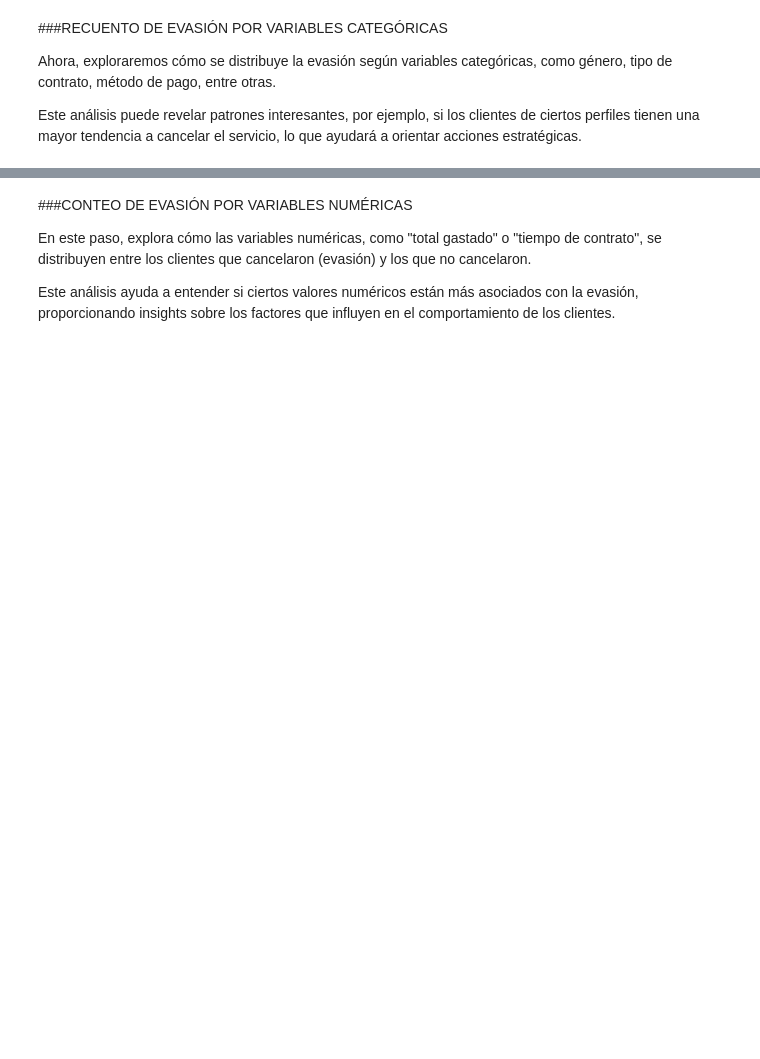
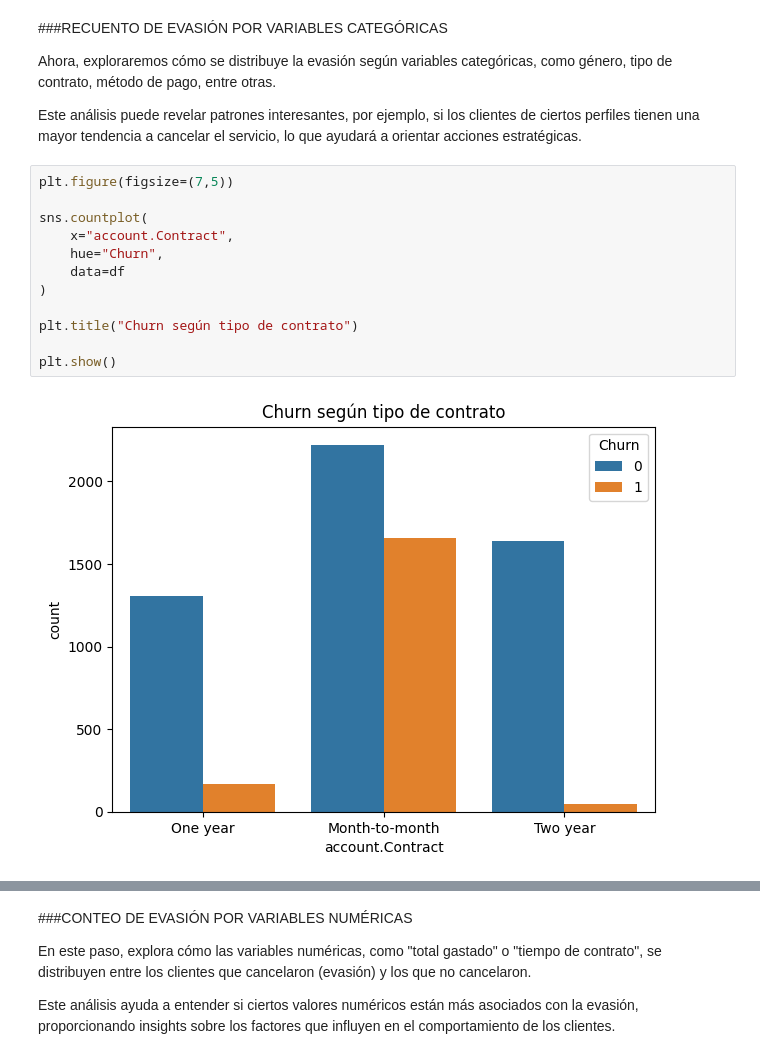
Before and after one commit to Raziedmar/telecomx-latam, a Jupyter notebook: TelecomX_LATAM.ipynb, the cells around one changed output, grey strips where cells are left out. Cells and saved outputs as stored; diff of their text form; blank space fills up the shorter version.

```diff
--- a/TelecomX_LATAM.ipynb
+++ b/TelecomX_LATAM.ipynb
@@ -350,3 +363,17 @@ En este paso, el objetivo es comprender cómo está distribuida la variable "chu
 Ahora, exploraremos cómo se distribuye la evasión según variables categóricas, como género, tipo de contrato, método de pago, entre otras.
 
 Este análisis puede revelar patrones interesantes, por ejemplo, si los clientes de ciertos perfiles tienen una mayor tendencia a cancelar el servicio, lo que ayudará a orientar acciones estratégicas.
+# %%
+plt.figure(figsize=(7,5))
+
+sns.countplot(
+    x="account.Contract",
+    hue="Churn",
+    data=df
+)
+
+plt.title("Churn según tipo de contrato")
+
+plt.show()
+# %% [output]
+[figure, added]
```
Also changed, not shown: parts of 5 cells of this notebook.
